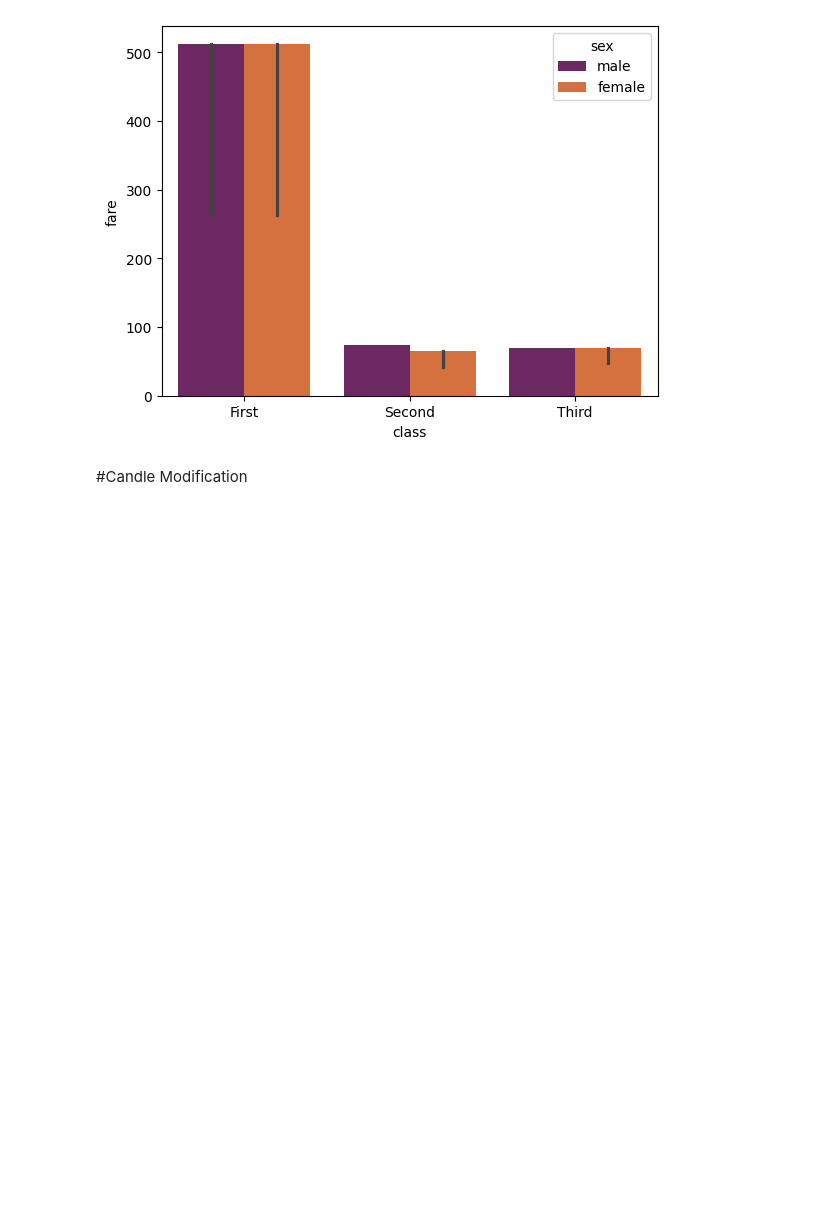
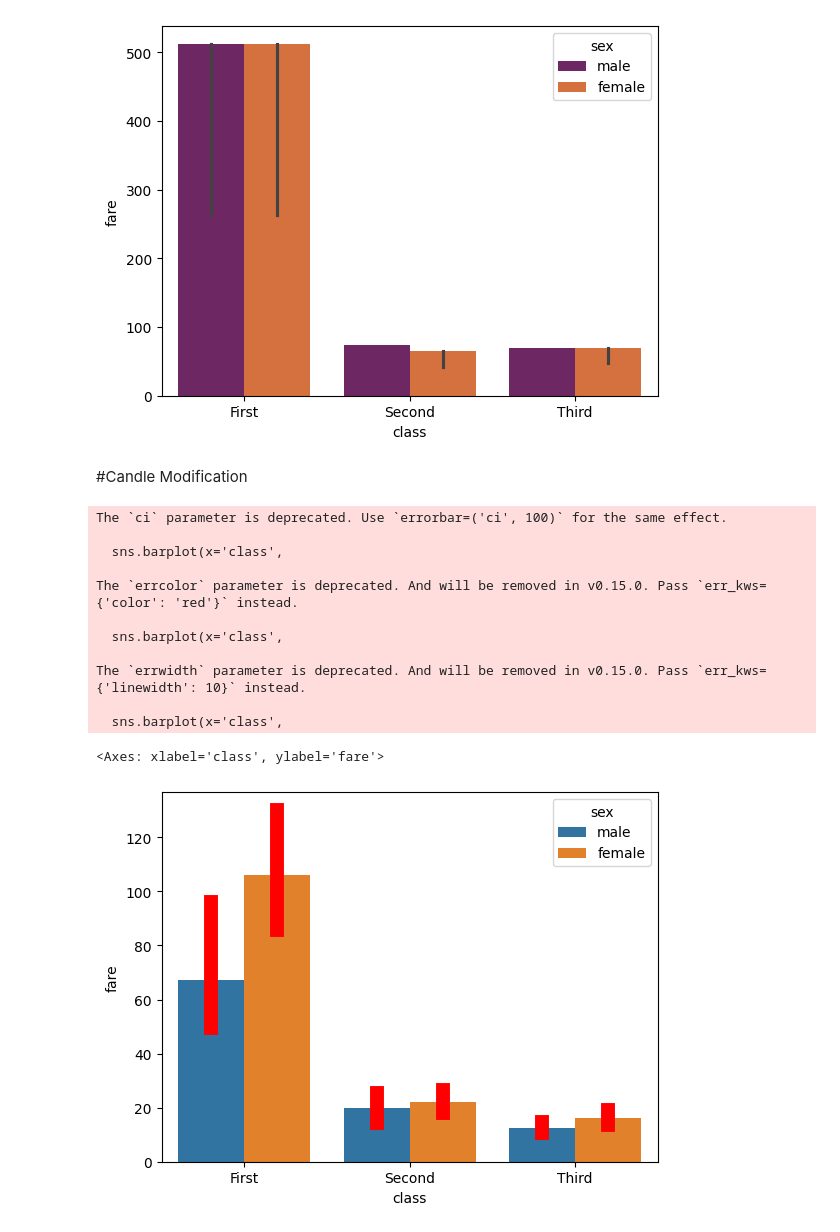
Before and after one commit to avisonstevedsouza/Data-Visualization-Using-Seaborn, a Jupyter notebook: Bar_Chart.ipynb, the cells around one changed output. Cells and saved outputs as stored; diff of their text form; code cells hidden in the pictures; blank space fills up the shorter version.

Commit message:
Visualization using Bar chart

```diff
--- a/Bar_Chart.ipynb
+++ b/Bar_Chart.ipynb
@@ -88,3 +88,26 @@ sns.barplot(x='class',
 [figure]
 # %% [markdown]
 #Candle Modification
+# %%
+sns.barplot(x='class',
+            y='fare',
+            data=titanic_df,
+            hue='sex',
+            ci=100, #should be between o to 100
+            errcolor='red',
+            errwidth=10
+            )
+# %% [output]
+The `ci` parameter is deprecated. Use `errorbar=('ci', 100)` for the same effect.
+
+  sns.barplot(x='class',
+
+The `errcolor` parameter is deprecated. And will be removed in v0.15.0. Pass `err_kws={'color': 'red'}` instead.
+
+  sns.barplot(x='class',
+
+The `errwidth` parameter is deprecated. And will be removed in v0.15.0. Pass `err_kws={'linewidth': 10}` instead.
+
+  sns.barplot(x='class',
+<Axes: xlabel='class', ylabel='fare'>
+[figure, added]
```
Also changed, not shown: parts of 6 cells of this notebook.
